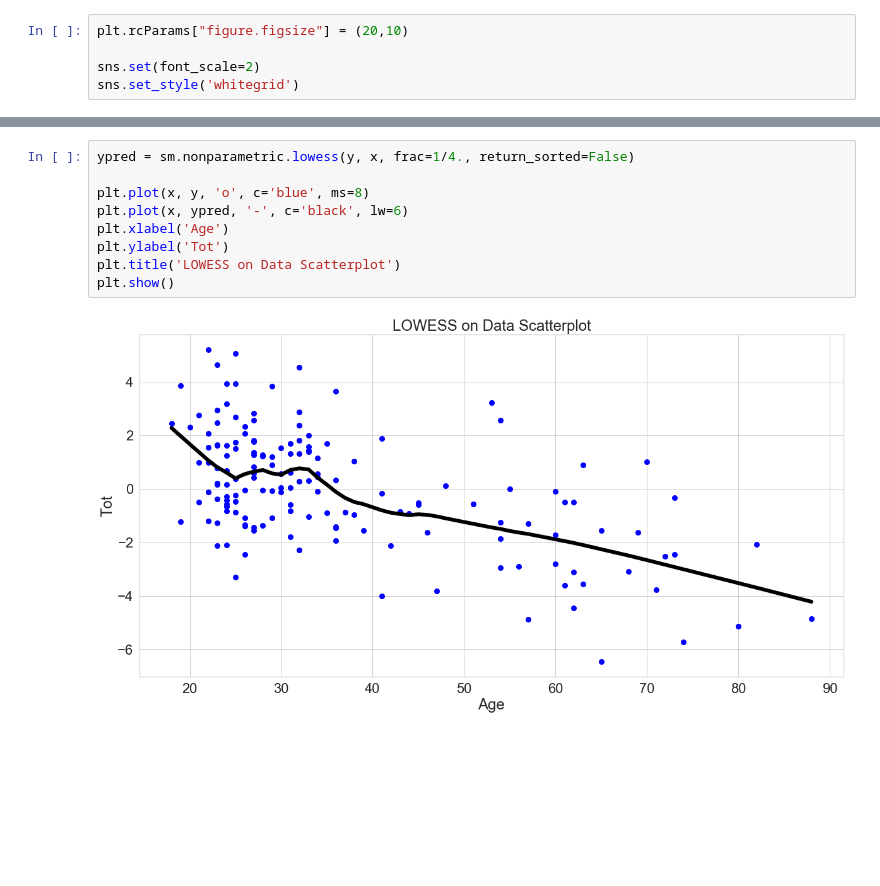
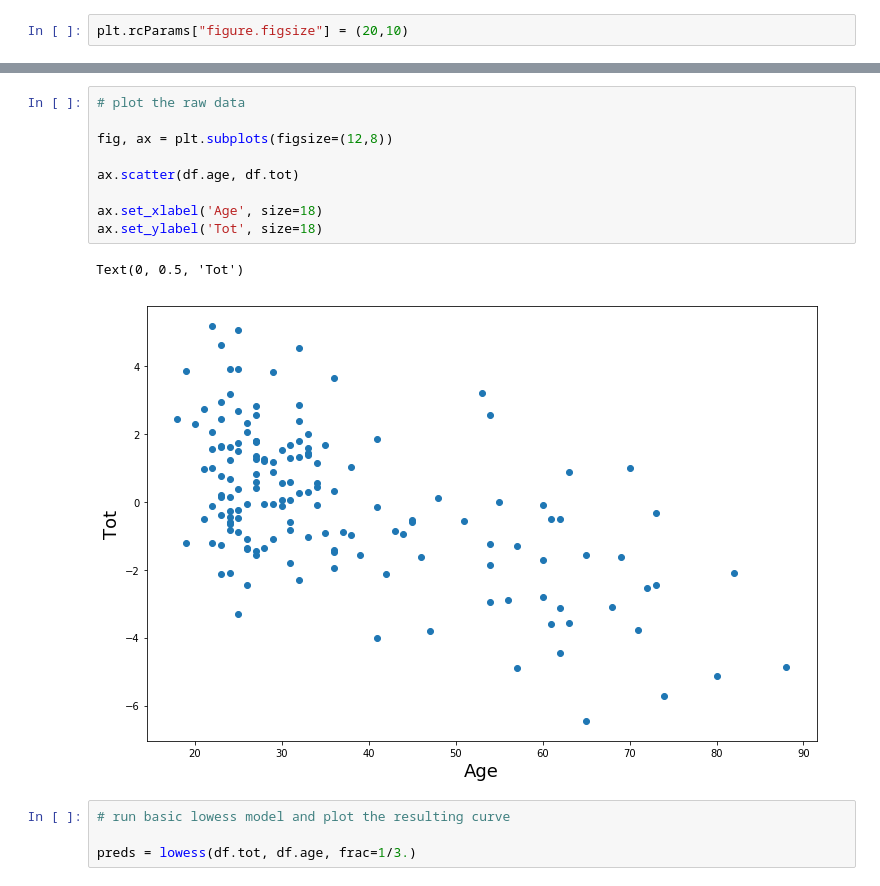
Before and after one commit to aaron-christopher-jones/regression-strategies, a Jupyter notebook: lowess_nonparametric_regression.ipynb, the cells around one changed output, grey strips where cells are left out. Cells and saved outputs as stored; diff of their text form; blank space fills up the shorter version.

Commit message:
lowess bootstrap update

```diff
--- a/lowess_nonparametric_regression.ipynb
+++ b/lowess_nonparametric_regression.ipynb
@@ -14,6 +14,3 @@ warnings.filterwarnings("ignore")
 # %%
 plt.rcParams["figure.figsize"] = (20,10)
-
-sns.set(font_scale=2)
-sns.set_style('whitegrid')
 # %%
@@ -41,11 +30,16 @@ plt.show()
-# %%
-ypred = sm.nonparametric.lowess(y, x, frac=1/4., return_sorted=False)
-
-plt.plot(x, y, 'o', c='blue', ms=8)
-plt.plot(x, ypred, '-', c='black', lw=6)
-plt.xlabel('Age')
-plt.ylabel('Tot')
-plt.title('LOWESS on Data Scatterplot')
-plt.show()
-# %% [output]
-[figure, removed]
+# %%
+# plot the raw data
+
+fig, ax = plt.subplots(figsize=(12,8))
+
+ax.scatter(df.age, df.tot)
+
+ax.set_xlabel('Age', size=18)
+ax.set_ylabel('Tot', size=18)
+# %% [output]
+Text(0, 0.5, 'Tot')
+[figure, added]
+# %%
+# run basic lowess model and plot the resulting curve
+
+preds = lowess(df.tot, df.age, frac=1/3.)
```
Also changed, not shown: parts of 17 cells of this notebook.
